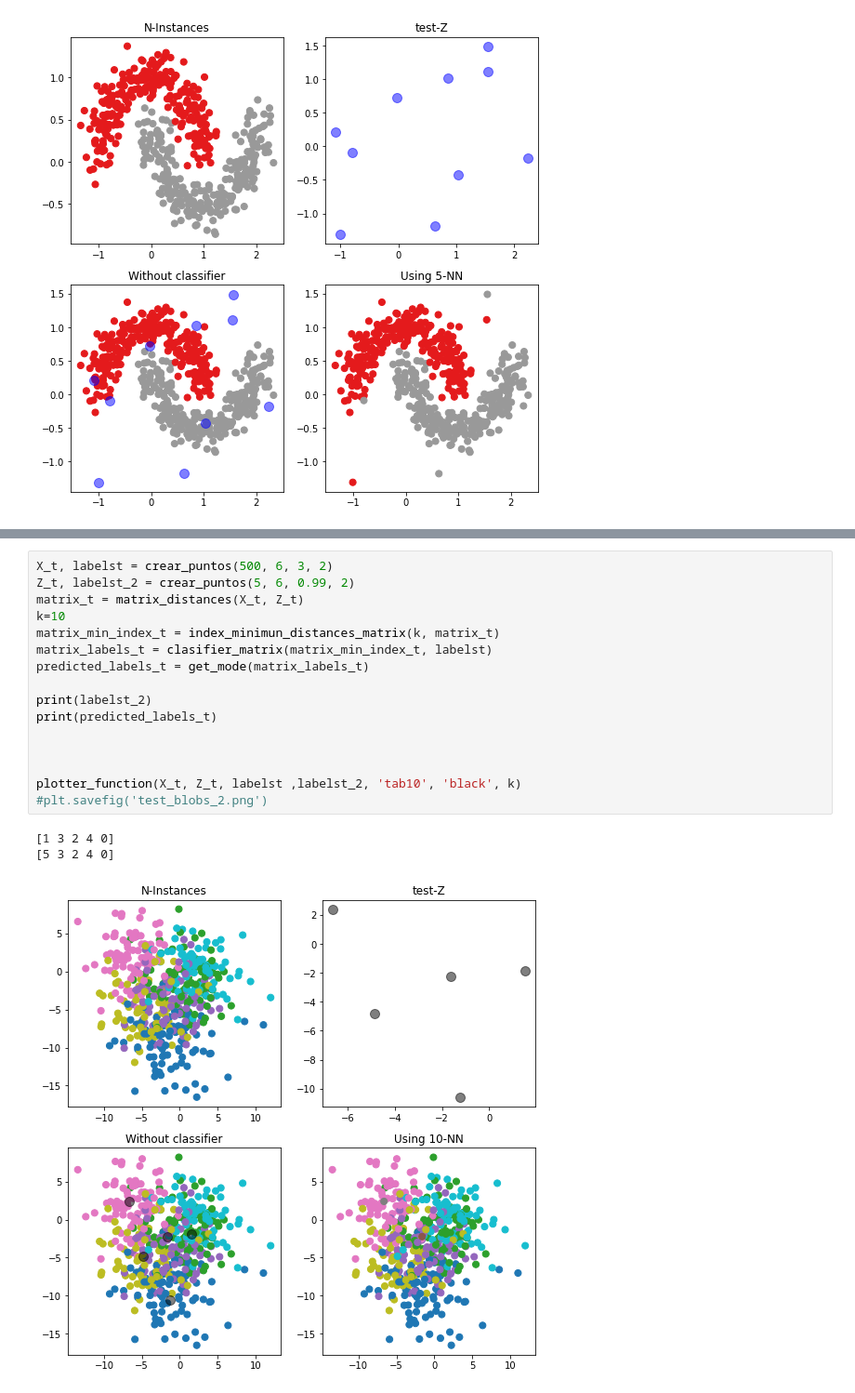
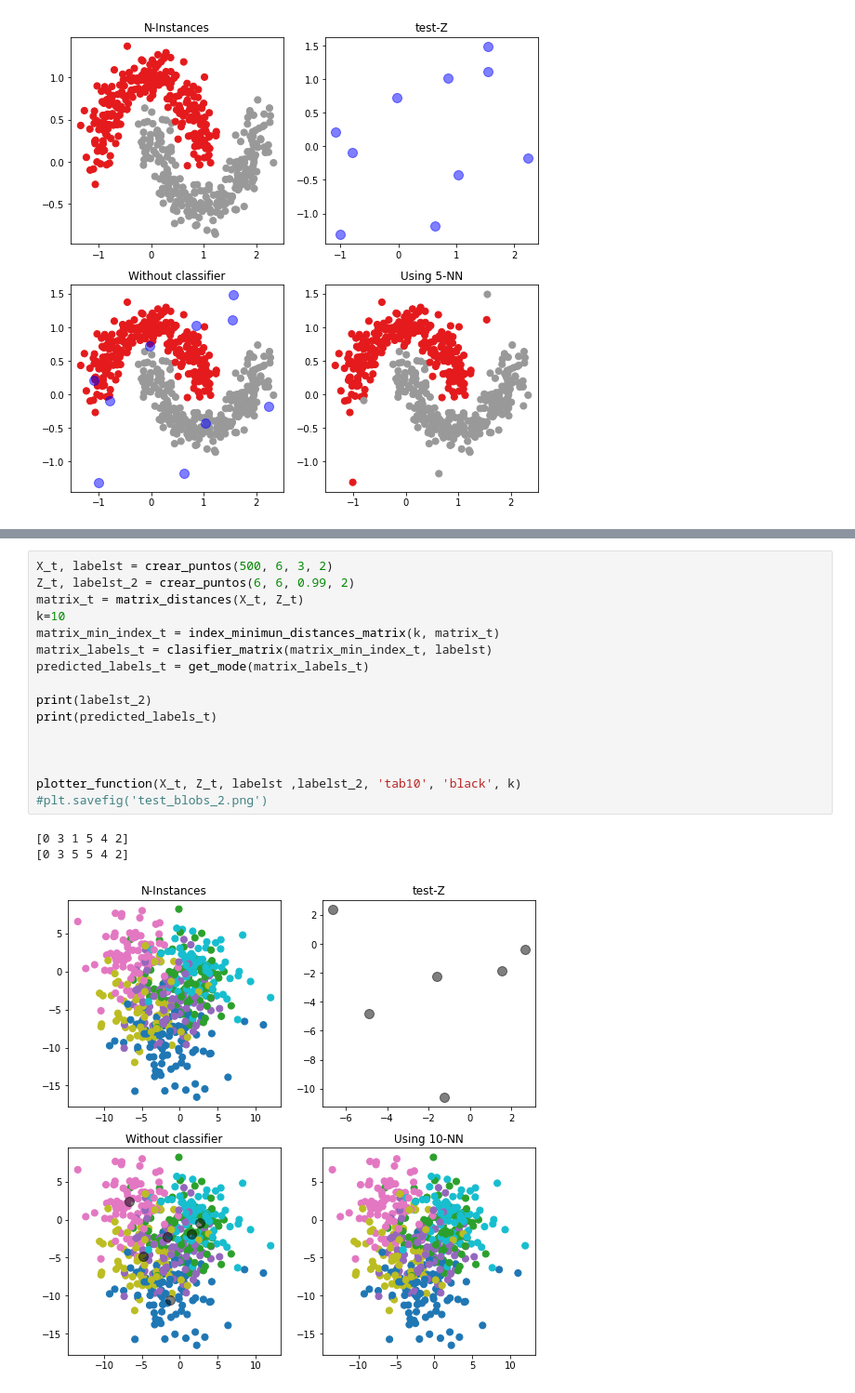
Before and after one commit to Edgar-La/Machine_Learning, a Jupyter notebook: k-NN/k-NN.ipynb, the cells around one changed output, grey strips where cells are left out. Shown at 93% size. Saved outputs shown, nothing was run; the diff lists cells and outputs as text.

```diff
--- a/k-NN/k-NN.ipynb
+++ b/k-NN/k-NN.ipynb
@@ -189,20 +205,20 @@ plotter_function(X_moon, Z_moon, labels_moon ,labels_moon_2, 'Set1', 'blue', k)
 # %%
 X_t, labelst = crear_puntos(500, 6, 3, 2)
-Z_t, labelst_2 = crear_puntos(5, 6, 0.99, 2)
+Z_t, labelst_2 = crear_puntos(6, 6, 0.99, 2)
 matrix_t = matrix_distances(X_t, Z_t)
 k=10
 matrix_min_index_t = index_minimun_distances_matrix(k, matrix_t)
 matrix_labels_t = clasifier_matrix(matrix_min_index_t, labelst)
 predicted_labels_t = get_mode(matrix_labels_t)
 
 print(labelst_2)
 print(predicted_labels_t)
 
 
 
 plotter_function(X_t, Z_t, labelst ,labelst_2, 'tab10', 'black', k)
 #plt.savefig('test_blobs_2.png')
 # %% [output]
-[1 3 2 4 0]
-[5 3 2 4 0]
+[0 3 1 5 4 2]
+[0 3 5 5 4 2]
-[figure, old version]
+[figure, new version]
```
Also changed, not shown: parts of 4 cells of this notebook.
